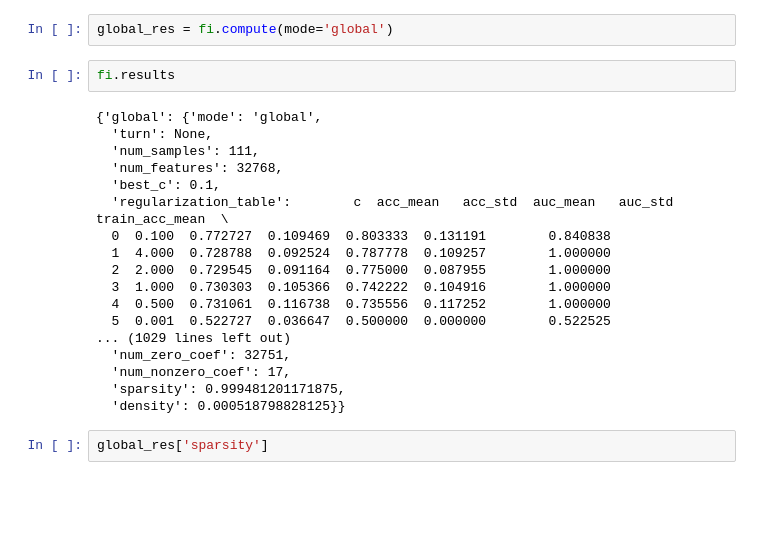
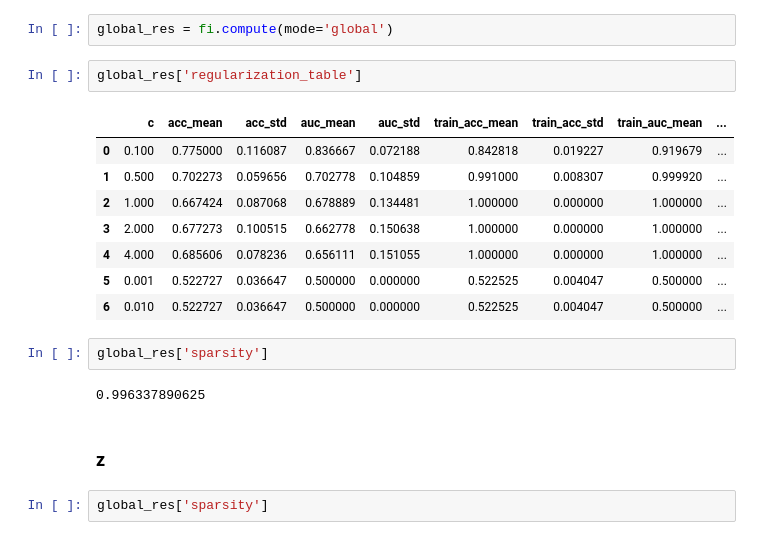
Before and after one commit to karanjotsv/SAEs, a Jupyter notebook: e2.ipynb, the cells around one changed output. Saved outputs shown, nothing was run; the diff lists cells and outputs as text; blank space fills up the shorter version.

```diff
--- a/e2.ipynb
+++ b/e2.ipynb
@@ -175,26 +172,23 @@ fi = FeatureImportance(
 )
 # %%
 global_res = fi.compute(mode='global')
-# %%
-fi.results
-# %% [output]
-{'global': {'mode': 'global',
-  'turn': None,
-  'num_samples': 111,
-  'num_features': 32768,
-  'best_c': 0.1,
-  'regularization_table':        c  acc_mean   acc_std  auc_mean   auc_std  train_acc_mean  \
-  0  0.100  0.772727  0.109469  0.803333  0.131191        0.840838
-  1  4.000  0.728788  0.092524  0.787778  0.109257        1.000000
-  2  2.000  0.729545  0.091164  0.775000  0.087955        1.000000
-  3  1.000  0.730303  0.105366  0.742222  0.104916        1.000000
-  4  0.500  0.731061  0.116738  0.735556  0.117252        1.000000
-  5  0.001  0.522727  0.036647  0.500000  0.000000        0.522525
-... (1029 lines left out)
-  'num_zero_coef': 32751,
-  'num_nonzero_coef': 17,
-  'sparsity': 0.999481201171875,
-  'density': 0.000518798828125}}
+# %%
+global_res['regularization_table']
+# %% [output]
+|  | c | acc_mean | acc_std | auc_mean | auc_std | train_acc_mean | train_acc_std | train_auc_mean | ... |
+| 0 | 0.100 | 0.775000 | 0.116087 | 0.836667 | 0.072188 | 0.842818 | 0.019227 | 0.919679 | ... |
+| 1 | 0.500 | 0.702273 | 0.059656 | 0.702778 | 0.104859 | 0.991000 | 0.008307 | 0.999920 | ... |
+| 2 | 1.000 | 0.667424 | 0.087068 | 0.678889 | 0.134481 | 1.000000 | 0.000000 | 1.000000 | ... |
+| 3 | 2.000 | 0.677273 | 0.100515 | 0.662778 | 0.150638 | 1.000000 | 0.000000 | 1.000000 | ... |
+| 4 | 4.000 | 0.685606 | 0.078236 | 0.656111 | 0.151055 | 1.000000 | 0.000000 | 1.000000 | ... |
+| 5 | 0.001 | 0.522727 | 0.036647 | 0.500000 | 0.000000 | 0.522525 | 0.004047 | 0.500000 | ... |
+| 6 | 0.010 | 0.522727 | 0.036647 | 0.500000 | 0.000000 | 0.522525 | 0.004047 | 0.500000 | ... |
+# %%
+global_res['sparsity']
+# %% [output]
+0.996337890625
+# %% [markdown]
+### z
 # %%
 global_res['sparsity']
 # %% [output]
```
Also changed, not shown: parts of 14 cells of this notebook, 15 other files.
